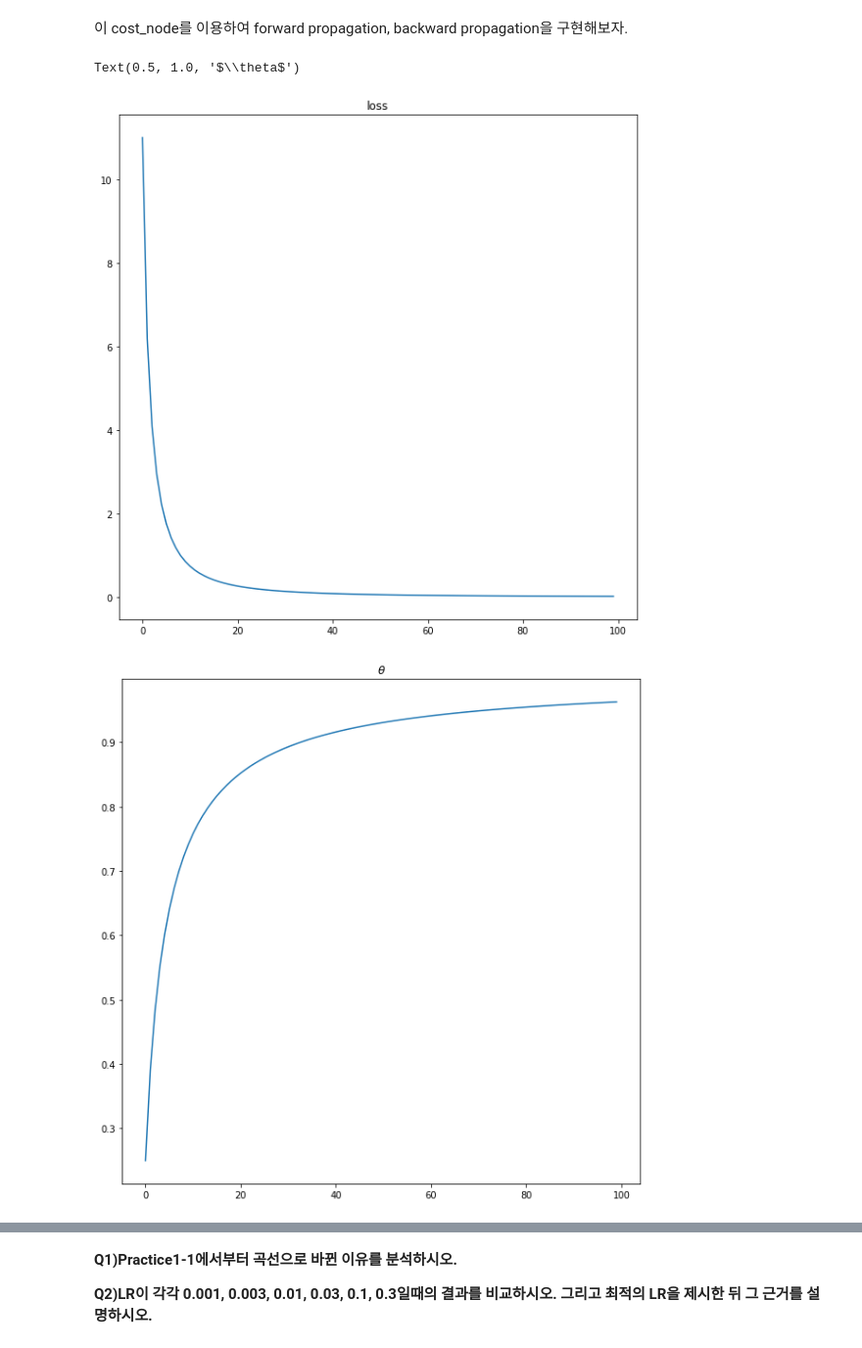
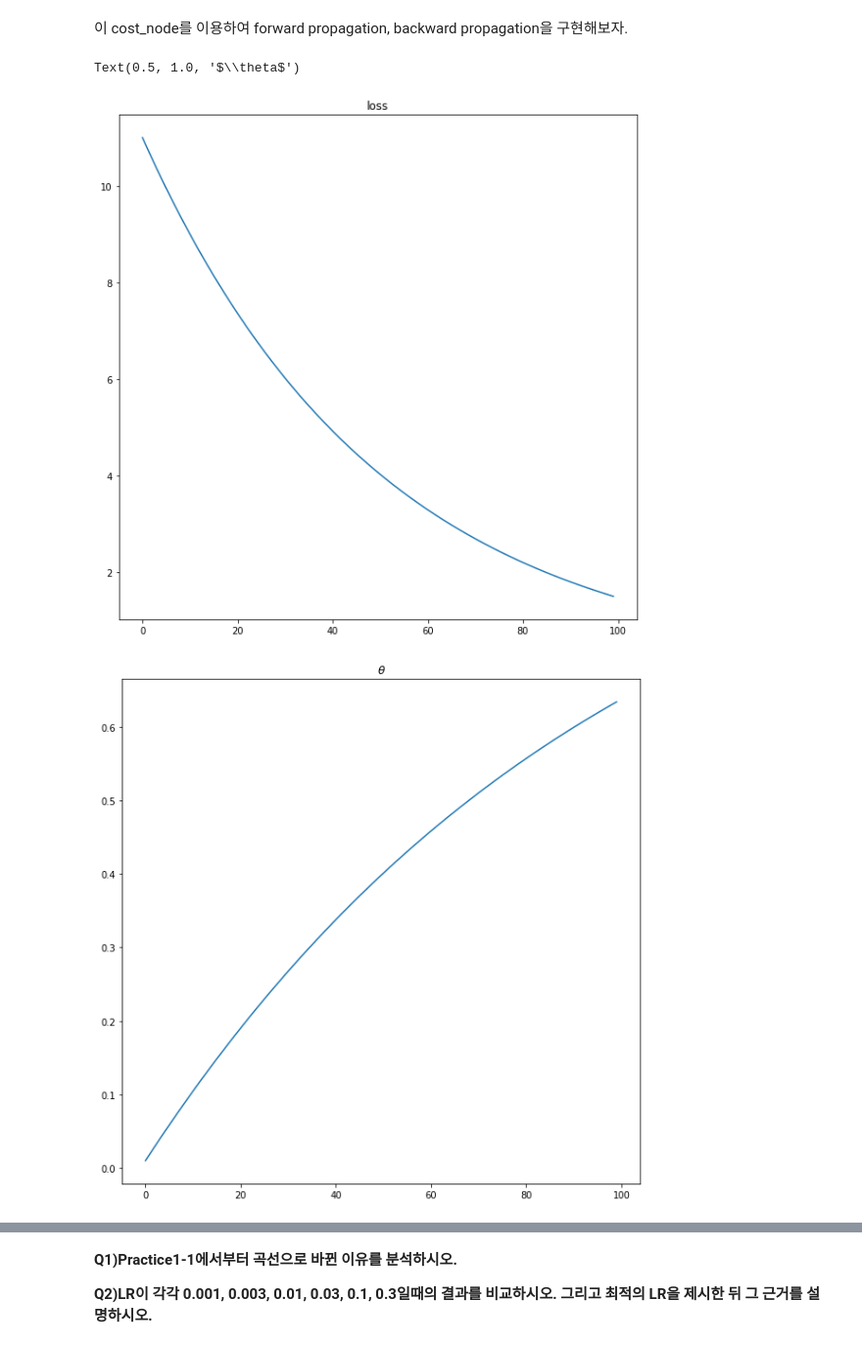
Before and after one commit to 17-76018348/DeepLearning, a Jupyter notebook: 01/Practice1_2.ipynb, the cells around one changed output, grey strips where cells are left out. Shown at 98% size. Cells and saved outputs as stored; diff of their text form; code cells hidden in the pictures.

```diff
--- a/01/Practice1_2.ipynb
+++ b/01/Practice1_2.ipynb
@@ -42,7 +42,7 @@ class square_node():
         return self.z
 
     def backward(self, dL):
-        return 2*self.z*dL
+        return 2*self.x*dL
 # %% [markdown]
 우리가 Practice1-1에서 구한 loss들은 다음과 같이 나타낼 수 있다.
 
@@ -116,36 +116,36 @@ for i in range(epochs):
         z3 = z3_node.forward(z2)
 
         ##### Your Code(Forward Propagation) #####
         gradient_np = np.append(gradient_np, np.array([z3]))
 
     cost = c_node.forward(gradient_np)
     loss_list.append(cost)
     dz = c_node.backward()
 
     for i in range(len(x_data)):
         ##### Your Code(Forward Propagation) #####
-        dz2 = z3_node.backward(1)
+        dz2 = z3_node.backward(dz)
         dy, dz1 = z2_node.backward(dz2)
         dx,dtheta = z1_node.backward(dz1)
 
 
 
         ##### Your Code(Forward Propagation) #####
         theta_np = np.append(theta_np, np.array([dtheta]))
     theta = theta - lr*np.mean(theta_np)
     theta_list.append(theta)
 
 fig, ax = plt.subplots(figsize = (10,10))
 ax.plot(loss_list)
 ax.set_title("loss")
 
 fig, ax = plt.subplots(figsize = (10,10))
 ax.plot(theta_list)
 ax.set_title(r"$\theta$")
 # %% [output]
 Text(0.5, 1.0, '$\\theta$')
-[figure, old version]
+[figure, new version]
-[figure, old version]
+[figure, new version]
 # %% [markdown]
 **Expected Output:**
 <img src="./images/1_2_image1.png" width = 400>
```
